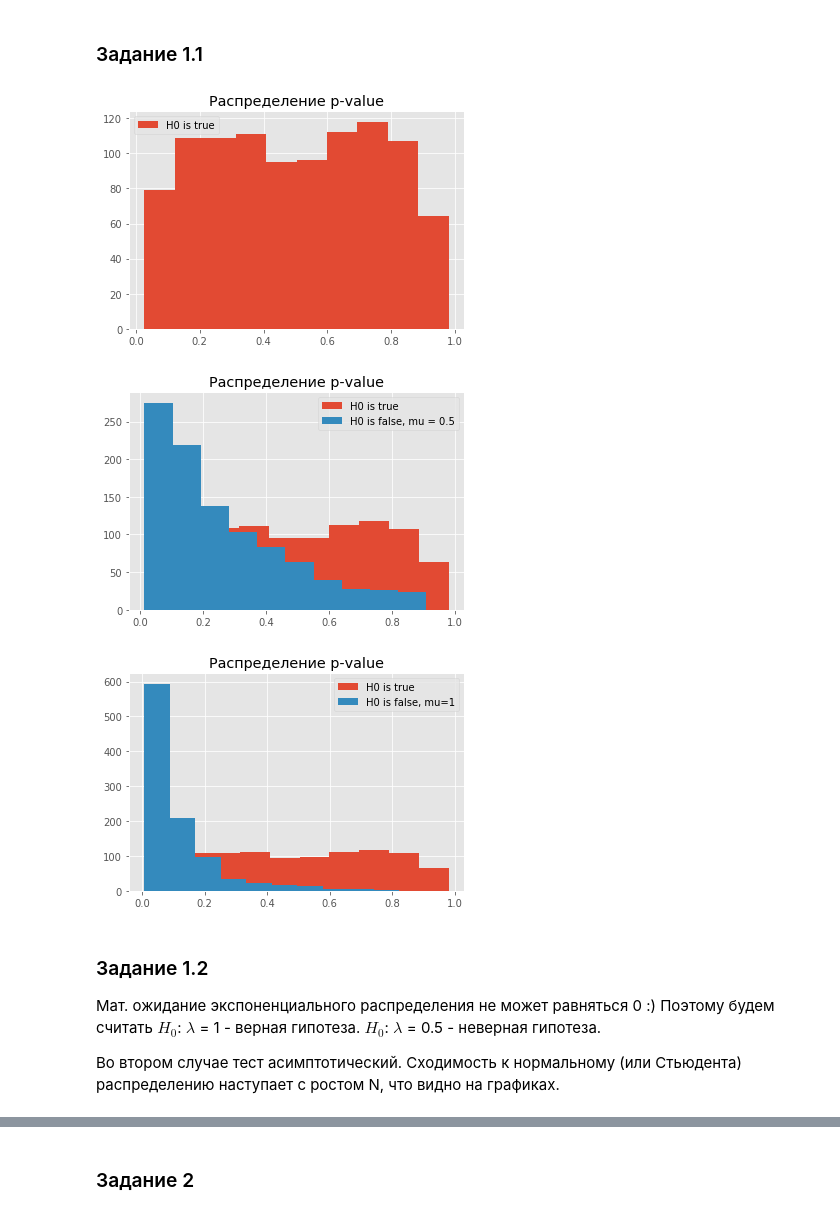
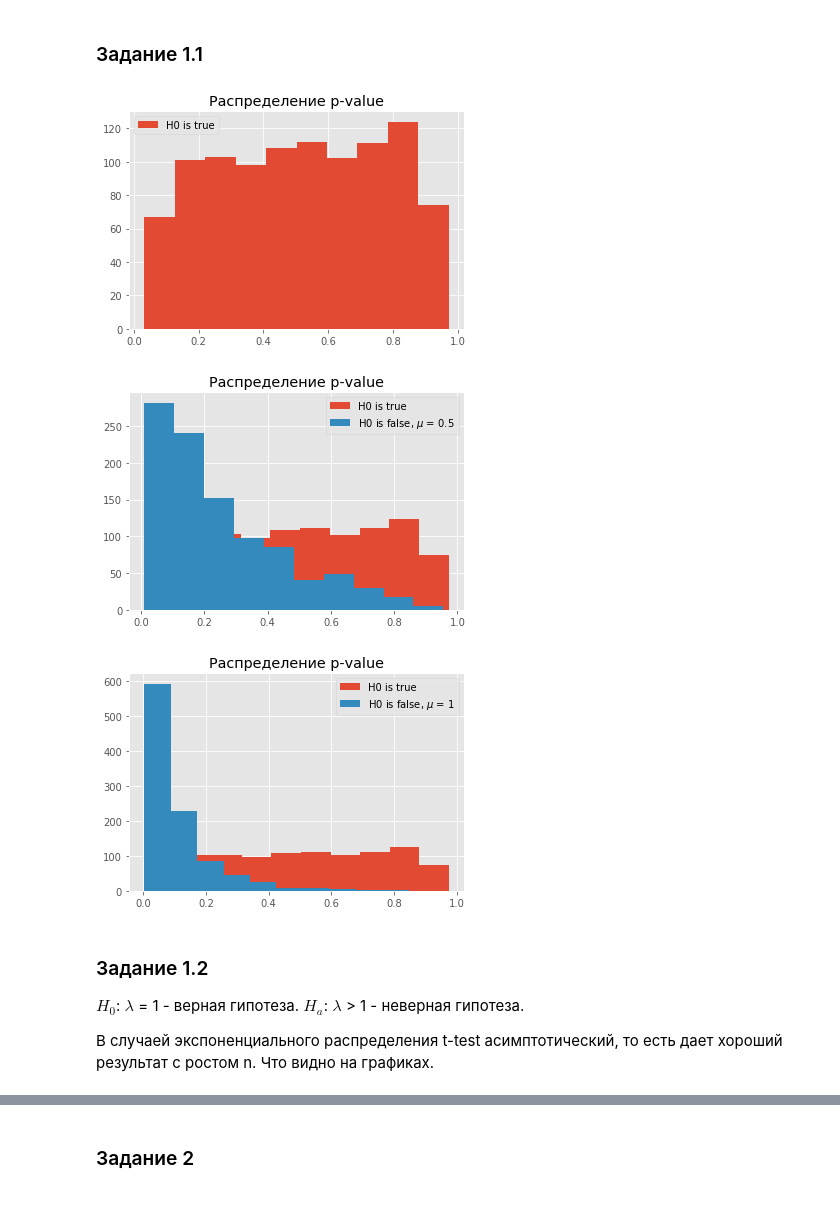
Before and after one commit to AsyaKarpova/Applied-stat-HW, a Jupyter notebook: HW2/HW2_Karpova.ipynb, the cells around one changed output, grey strips where cells are left out. Cells and saved outputs as stored; diff of their text form; code cells hidden in the pictures.

```diff
--- a/HW2/HW2_Karpova.ipynb
+++ b/HW2/HW2_Karpova.ipynb
@@ -15,6 +15,10 @@ plt.style.use('ggplot')
 ### Задание 1.1
 # %%
 def pval(smean, stdev, mu, n):
+    """mu, stdev -  under HO,
+       n - sample size,
+       one-tail p-value
+    """
     return 1-t.cdf((smean-mu)*np.sqrt(n)/stdev, df = n-1)
 # %%
 p0 = []
@@ -30,7 +34,7 @@ plt.legend()
 plt.title('Распределение p-value')
 plt.show()
 # %% [output]
-[figure, old version]
+[figure, new version]
 # %%
 p05 = []
 for i in range(1000):
@@ -41,12 +45,12 @@ for i in range(1000):
     p05.append(pv)
 # %%
 plt.hist(p0, label = 'H0 is true')
-plt.hist(p05, label = 'H0 is false, mu = 0.5')
+plt.hist(p05, label = 'H0 is false, $\mu$ = 0.5')
 plt.legend()
 plt.title('Распределение p-value')
 plt.show()
 # %% [output]
-[figure, old version]
+[figure, new version]
 # %%
 p1 = []
 for i in range(1000):
@@ -57,16 +61,17 @@ for i in range(1000):
     p1.append(pv)
 # %%
 plt.hist(p0, label = 'H0 is true')
-plt.hist(p1, label = 'H0 is false, mu=1')
+plt.hist(p1, label = 'H0 is false, $\mu$ = 1')
 plt.legend()
 plt.title('Распределение p-value')
 plt.show()
 # %% [output]
-[figure, old version]
+[figure, new version]
 # %% [markdown]
 ### Задание 1.2
-Мат. ожидание экспоненциального распределения не может равняться 0 :)
-Поэтому будем считать
-$H_0$: $\lambda$ = 1 - верная гипотеза. $H_0$: $\lambda$ = 0.5 - неверная гипотеза.
 
-Во втором случае тест асимптотический. Сходимость к нормальному (или Стьюдента) распределению наступает с ростом N, что видно на графиках.
+
+$H_0$: $\lambda$ = 1 - верная гипотеза. $H_a$: $\lambda$ > 1 - неверная гипотеза.
+
+
+В cлучаей экспоненциального распределения t-test асимптотический, то есть дает хороший результат с ростом n. Что видно на графиках.
```
Also changed, not shown: parts of 44 cells of this notebook.
